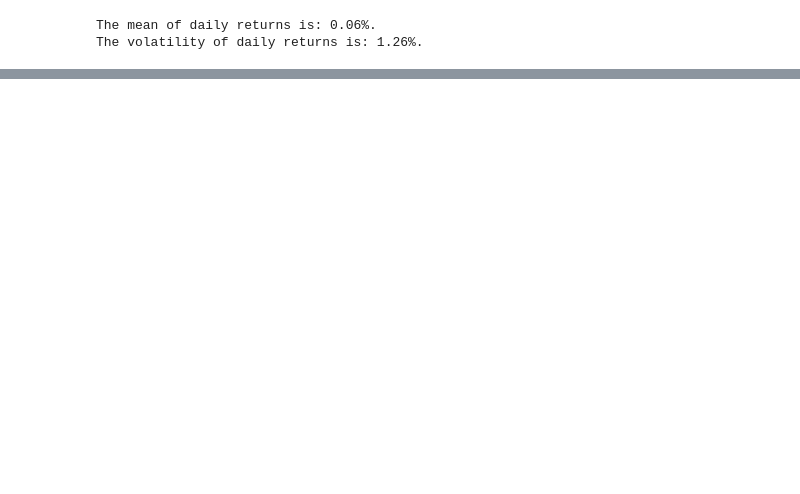
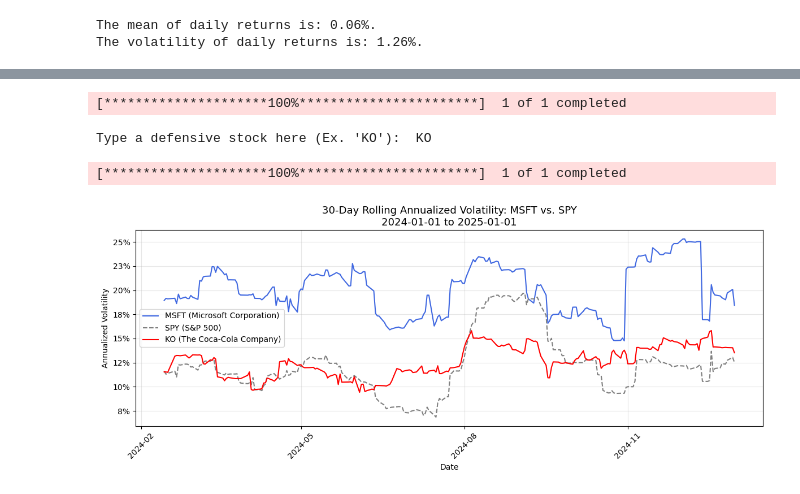
Before and after one commit to david-learns-finance/python-for-finance, a Jupyter notebook: Notebooks/hello-world.ipynb, the cells around one changed output, grey strips where cells are left out. Saved outputs shown, nothing was run; the diff lists cells and outputs as text; code cells hidden in the pictures; blank space fills up the shorter version.

```diff
--- a/Notebooks/hello-world.ipynb
+++ b/Notebooks/hello-world.ipynb
@@ -91,7 +105,7 @@ We see a 10 percent return if we had bought the stock yesterday and sold it toda
 Pandas does this automatically with the `.pct_change()` method:
 # %%
 # Create a new column "Returns" that is equal to the percent change in the closing stock prices
-data["Returns"] = data["Close"].pct_change()
+data["Returns"] = data["Close"].pct_change().dropna()
 print(data["Returns"].head(10))
 # %% [output]
 Date
@@ -212,0 +263,45 @@ The Sharpe Ratio of MSFT is 0.53
+# %%
+import matplotlib.dates as mdates
+
+# Download market data for the same period
+market = yf.download("SPY", start=start_date, end=end_date)
+market["Returns"] = market["Close"].pct_change()
+
+# Download a defensive stock data for the same period
+defstock_ticker = input("Type a defensive stock here (Ex. 'KO'): ")
+defstock = yf.download(defstock_ticker, start=start_date, end=end_date)
+defstock["Returns"] = defstock["Close"].pct_change()
+defstock_name = yf.Ticker(defstock_ticker).info['longName']
+
+
+# Calculate rolling 30-day volatility (annualized) for both
+window = 30
+data["RollingVol"] = data["Returns"].rolling(window).std() * (252 ** 0.5)
+market["RollingVol"] = market["Returns"].rolling(window).std() * (252 ** 0.5)
+defstock["RollingVol"] = defstock["Returns"].rolling(window).std() * (252 ** 0.5)
+
+# Plot
+fig, ax = plt.subplots(figsize=(12, 5))
+
+ax.plot(data.index, data["RollingVol"], label=f"{ticker} ({company_name})", color="royalblue", linewidth=1.5)
+ax.plot(market.index, market["RollingVol"], label="SPY (S&P 500)", color="grey", linewidth=1.5, linestyle="--")
+ax.plot(defstock.index, defstock["RollingVol"], label=f"{defstock_ticker} ({defstock_name})", color="red", linewidth=1.5)
+
+# Formatting
+ax.set_title(f"30-Day Rolling Annualized Volatility: {ticker} vs. SPY\n{start_date} to {end_date}", fontsize=13)
+ax.set_xlabel("Date")
+ax.set_ylabel("Annualized Volatility")
+ax.yaxis.set_major_formatter(plt.FuncFormatter(lambda y, _: f"{y:.0%}"))
+ax.xaxis.set_major_formatter(mdates.DateFormatter("%Y-%m"))
+ax.xaxis.set_major_locator(mdates.MonthLocator(interval=3))
+plt.xticks(rotation=45)
+ax.legend()
+ax.grid(True, alpha=0.3)
+
+plt.tight_layout()
+plt.show()
+# %% [output]
+[*********************100%***********************]  1 of 1 completed
+Type a defensive stock here (Ex. 'KO'):  KO
+[*********************100%***********************]  1 of 1 completed
+[figure, added]
```
Also changed, not shown: parts of 13 cells of this notebook.
